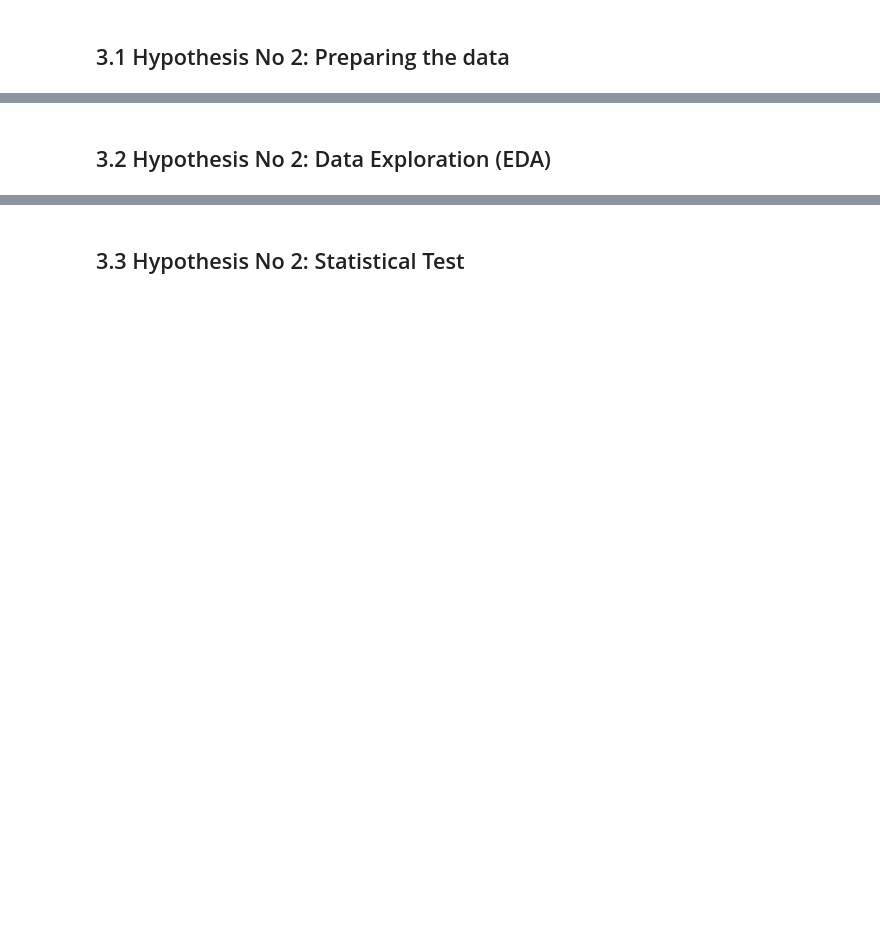
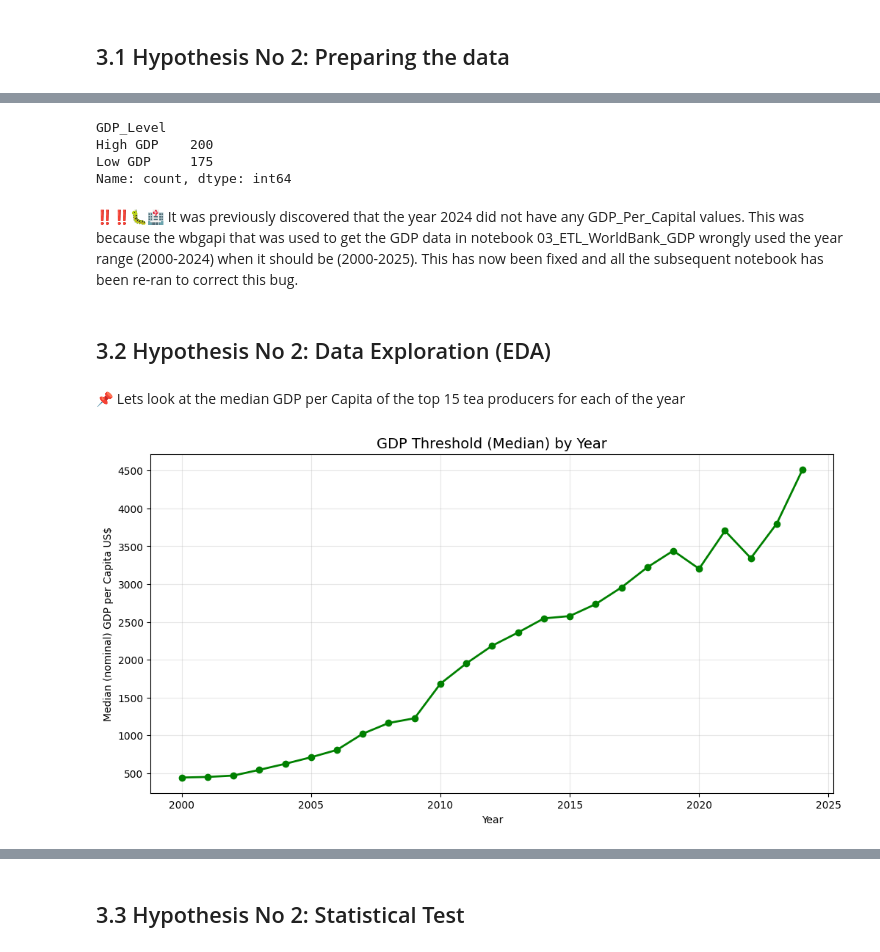
Before and after one commit to HaveTimeDrinkTea/global_tea_trade_analysis, a Jupyter notebook: notebooks/06_Hypothesis_Testings.ipynb, the cells around one changed output, grey strips where cells are left out. Drawn from its saved outputs; the diff is of its cells as text; code cells hidden in the pictures; blank space fills up the shorter version.

Commit message:
Conducted hypothesis test 2 on GDP vs Tea yield. Also correct a bug where the wbgapi data did not bring in 2024GDP data.

```diff
--- a/notebooks/06_Hypothesis_Testings.ipynb
+++ b/notebooks/06_Hypothesis_Testings.ipynb
@@ -410,0 +434,6 @@ IQR    : 2636
+# %%
+df_main_tea_gdp_level = df_main_tea_gdp_climate.copy()
+
+yearly_gdp_medians = df_main_tea_gdp_level.groupby("Year")["GDP_Per_Capita"].median()
+
+yearly_gdp_medians
@@ -411,2 +458,35 @@ IQR    : 2636
+# %%
+def categorize_year_median_gdp(row):
+    if row["GDP_Per_Capita"] >= yearly_gdp_medians[row["Year"]]:
+        return "High GDP"
+    else:
+        return "Low GDP"
+# create the new column GDP_Level using the function to compare
+# the GDP_Per_Capita for the Year against pre computed yearly medians
+df_main_tea_gdp_level["GDP_Level"] =  df_main_tea_gdp_level.apply(categorize_year_median_gdp, axis=1)
+
+df_main_tea_gdp_level["GDP_Level"] .value_counts()
+# %% [output]
+GDP_Level
+High GDP    200
+Low GDP     175
+Name: count, dtype: int64
+# %% [markdown]
+‼️‼️🐛🏥 It was previously discovered that the year 2024 did not have any GDP_Per_Capital values. This was because the wbgapi that was used to get the GDP data in notebook 03_ETL_WorldBank_GDP wrongly used the year range (2000-2024) when it should be (2000-2025). This has now been fixed and all the subsequent notebook has been re-ran to correct this bug.
 # %% [markdown]
 ## 3.2 Hypothesis No 2: Data Exploration (EDA)
+# %% [markdown]
+📌 Lets look at the median GDP per Capita of the top 15 tea producers for each of the year
+# %%
+plt.figure(figsize=(12, 6))
+# Line graph showing the trend of yearly median GDP of the top 15 tea producing countries
+plt.plot(yearly_gdp_medians.index, yearly_gdp_medians.values,
+         marker='o', color='green', linewidth=2)
+
+plt.title('GDP Threshold (Median) by Year', fontsize=14)
+plt.xlabel('Year')
+plt.ylabel('Median (nominal) GDP per Capita US$')
+plt.grid(True, alpha=0.3)
+plt.show()
+# %% [output]
+[figure, added]
```
Also changed, not shown: parts of 26 cells of this notebook, 7 other files.
